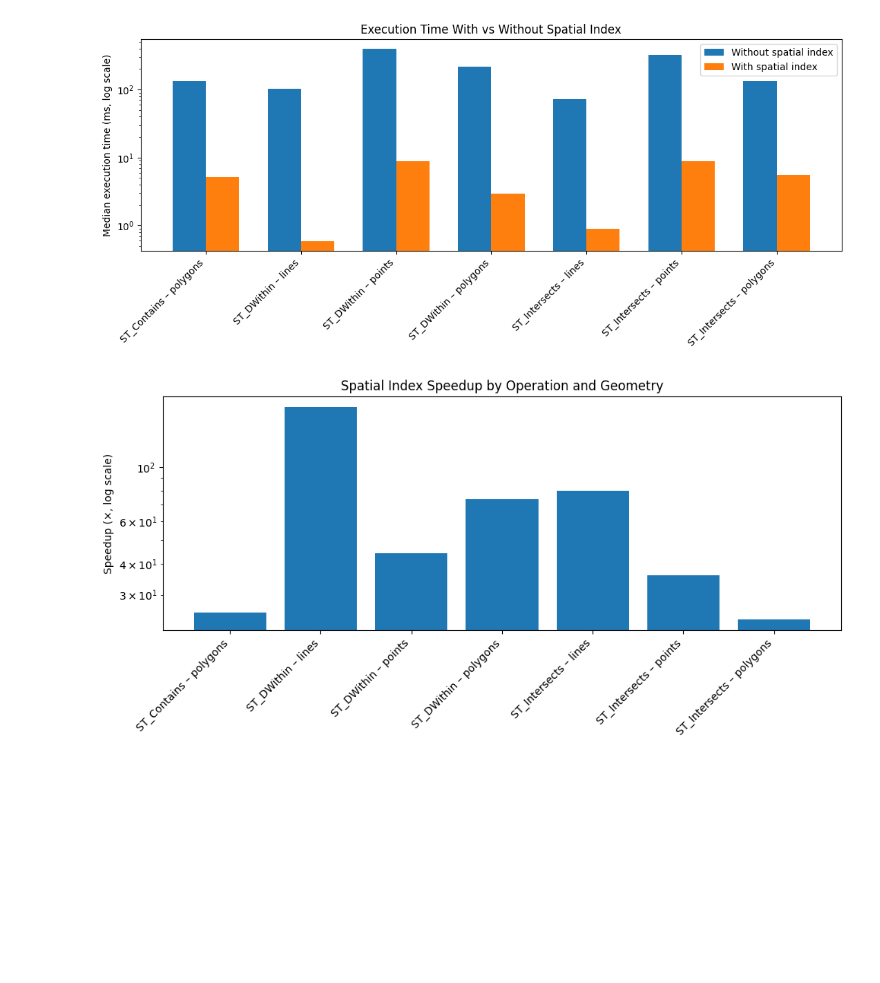
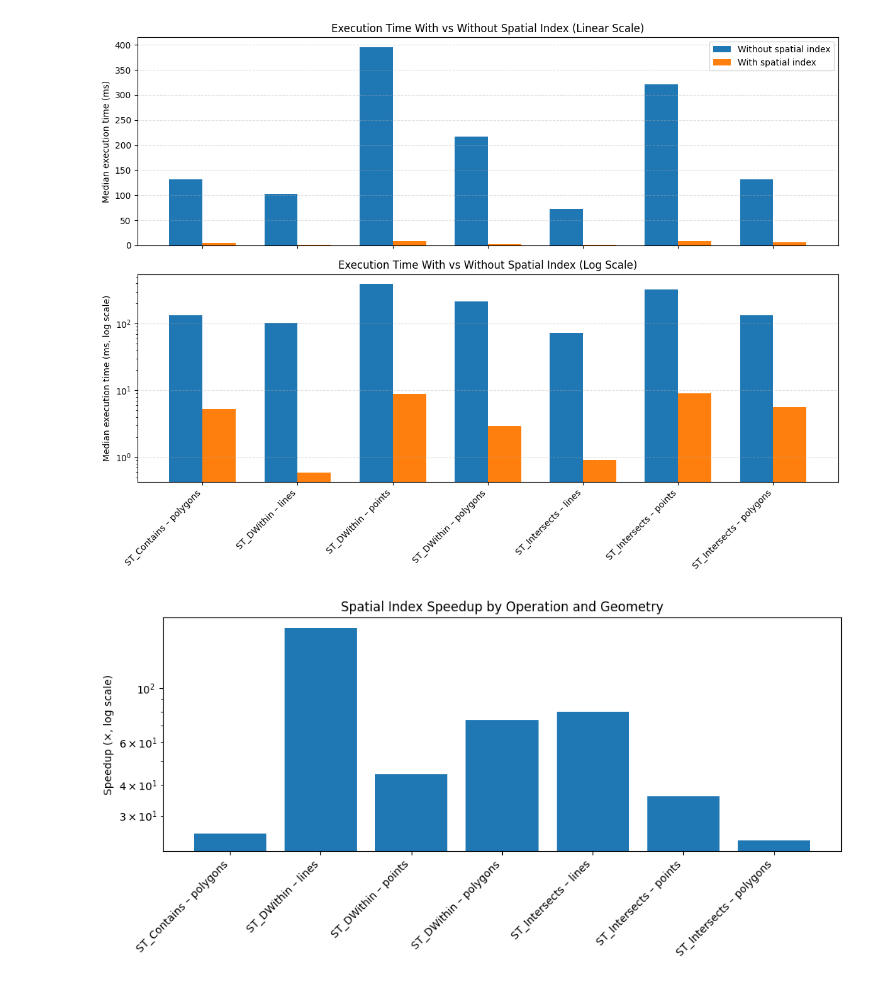
Before and after one commit to amanchry/postgis-spatial-indexing, a Jupyter notebook: plots.ipynb, the cells around one changed output. Saved outputs shown, nothing was run; the diff lists cells and outputs as text; code cells hidden in the pictures; blank space fills up the shorter version.

```diff
--- a/plots.ipynb
+++ b/plots.ipynb
@@ -19,52 +19,72 @@ agg_ix = (
     df_ix
     .groupby(["operation", "geometry_type"])["median_ms"]
     .median()
     .reset_index(name="with_index_ms")
 )
 
 # Merge
-df = pd.merge(
-    agg_no,
-    agg_ix,
-    on=["operation", "geometry_type"],
-    how="inner"
-)
-
-# Labels
+df = pd.merge(agg_no, agg_ix, on=["operation", "geometry_type"])
 df["label"] = df["operation"] + " – " + df["geometry_type"]
 
 # Plot setup
 x = np.arange(len(df))
 width = 0.35
 
-plt.figure(figsize=(11, 5))
+fig, (ax1, ax2) = plt.subplots(
+    nrows=2,
+    ncols=1,
+    figsize=(12, 9),
+    sharex=True
+)
 
-plt.bar(
+# ------------------
+# Top: Linear scale
+# ------------------
+ax1.bar(
     x - width / 2,
     df["no_index_ms"],
     width,
     label="Without spatial index"
 )
-
-plt.bar(
+ax1.bar(
     x + width / 2,
     df["with_index_ms"],
     width,
     label="With spatial index"
 )
 
-# Log scale is CRITICAL
-plt.yscale("log")
+ax1.set_ylabel("Median execution time (ms)")
+ax1.set_title("Execution Time With vs Without Spatial Index (Linear Scale)")
+ax1.legend()
+ax1.grid(axis="y", linestyle="--", alpha=0.4)
 
-plt.ylabel("Median execution time (ms, log scale)")
-plt.title("Execution Time With vs Without Spatial Index")
-plt.xticks(x, df["label"], rotation=45, ha="right")
-plt.legend()
+# ------------------
+# Bottom: Log scale
+# ------------------
+ax2.bar(
+    x - width / 2,
+    df["no_index_ms"],
+    width
+)
+ax2.bar(
+    x + width / 2,
+    df["with_index_ms"],
+    width
+)
+
+ax2.set_yscale("log")
+ax2.set_ylabel("Median execution time (ms, log scale)")
+ax2.set_title("Execution Time With vs Without Spatial Index (Log Scale)")
+ax2.grid(axis="y", linestyle="--", alpha=0.4)
+
+# Shared X-axis
+ax2.set_xticks(x)
+ax2.set_xticklabels(df["label"], rotation=45, ha="right")
 
 plt.tight_layout()
 plt.show()
 # %% [output]
-[figure, old version]
+[figure, new version]
 # %%
 
 
```
Also changed, not shown: 1 other file.
